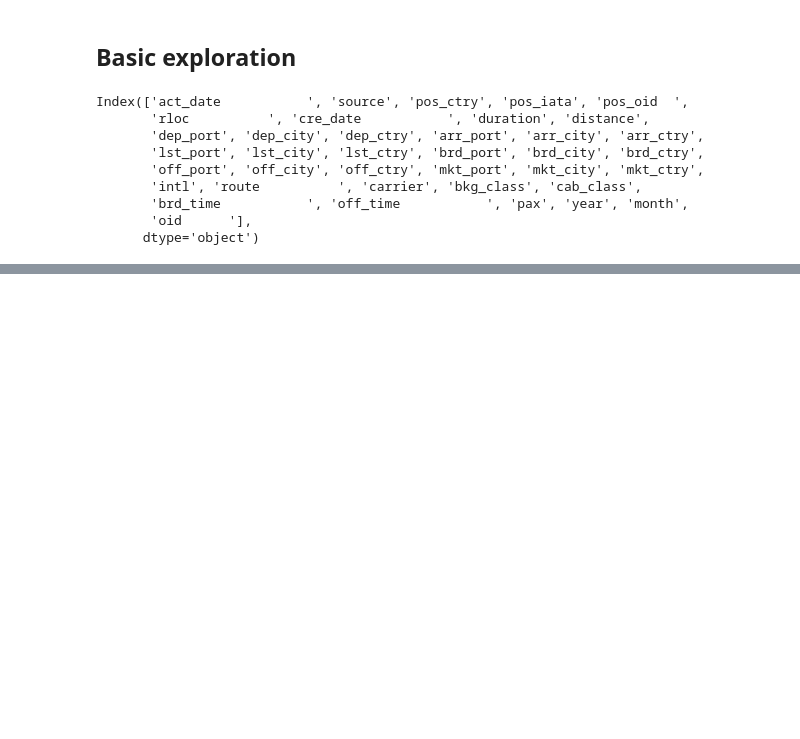
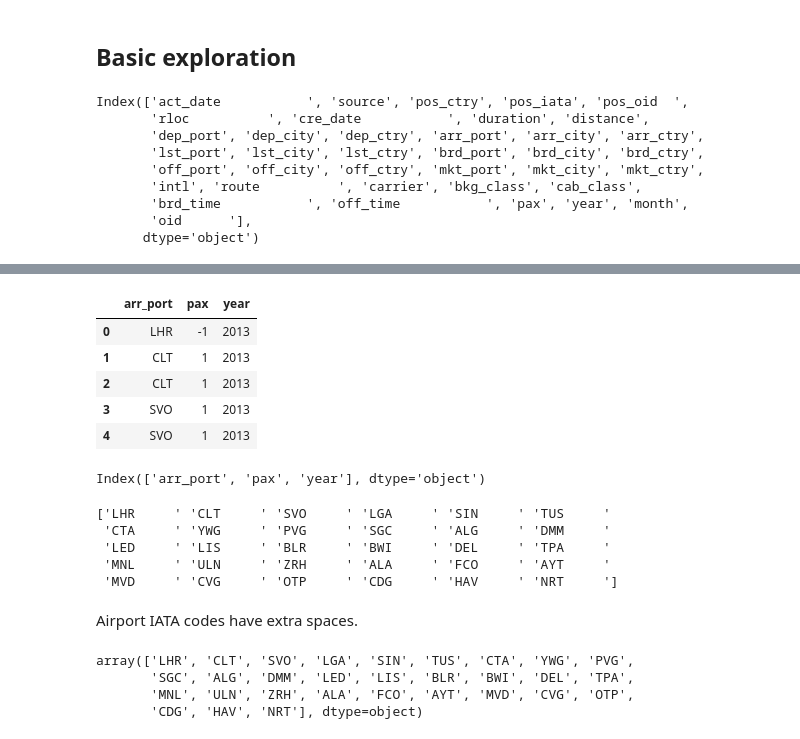
Before and after one commit to miqueldespuig/kschool-challenge, a Jupyter notebook: 02_TopTenAirports.ipynb, the cells around one changed output, grey strips where cells are left out. Drawn from its saved outputs; the diff is of its cells as text; code cells hidden in the pictures; blank space fills up the shorter version.

```diff
--- a/02_TopTenAirports.ipynb
+++ b/02_TopTenAirports.ipynb
@@ -64,3 +98,41 @@ memory usage: 29.0+ MB
+# %%
+df_bookings = pd.read_csv(
+    file_path,
+    compression = 'bz2',    # We know it's compressed although read_csv can infer the compression type
+    sep = '^',              # Weird separator used
+    nrows = 100,            # start small to go big
+    usecols= [12, 34, 35]   # Can select columns by name (not ideal in this case) or by position
+)
+df_bookings.head()
+# %% [output]
+|  | arr_port | pax | year |
+| 0 | LHR | -1 | 2013 |
+| 1 | CLT | 1 | 2013 |
+| 2 | CLT | 1 | 2013 |
+| 3 | SVO | 1 | 2013 |
+| 4 | SVO | 1 | 2013 |
 # %%
-# Cleanup column names
+# Cleanup column names, just in case
 df_bookings.columns = df_bookings.columns.str.strip()
+df_bookings.columns
+# %% [output]
+Index(['arr_port', 'pax', 'year'], dtype='object')
+# %%
+arr_port_values = df_bookings['arr_port'].unique();
+print(arr_port_values)
+# %% [output]
+['LHR     ' 'CLT     ' 'SVO     ' 'LGA     ' 'SIN     ' 'TUS     '
+ 'CTA     ' 'YWG     ' 'PVG     ' 'SGC     ' 'ALG     ' 'DMM     '
+ 'LED     ' 'LIS     ' 'BLR     ' 'BWI     ' 'DEL     ' 'TPA     '
+ 'MNL     ' 'ULN     ' 'ZRH     ' 'ALA     ' 'FCO     ' 'AYT     '
+ 'MVD     ' 'CVG     ' 'OTP     ' 'CDG     ' 'HAV     ' 'NRT     ']
+# %% [markdown]
+Airport IATA codes have extra spaces.
+# %%
+df_bookings['arr_port'] = df_bookings['arr_port'].str.strip()
+df_bookings['arr_port'].unique()
+# %% [output]
+array(['LHR', 'CLT', 'SVO', 'LGA', 'SIN', 'TUS', 'CTA', 'YWG', 'PVG',
+       'SGC', 'ALG', 'DMM', 'LED', 'LIS', 'BLR', 'BWI', 'DEL', 'TPA',
+       'MNL', 'ULN', 'ZRH', 'ALA', 'FCO', 'AYT', 'MVD', 'CVG', 'OTP',
+       'CDG', 'HAV', 'NRT'], dtype=object)
```
Also changed, not shown: parts of 14 cells of this notebook.
